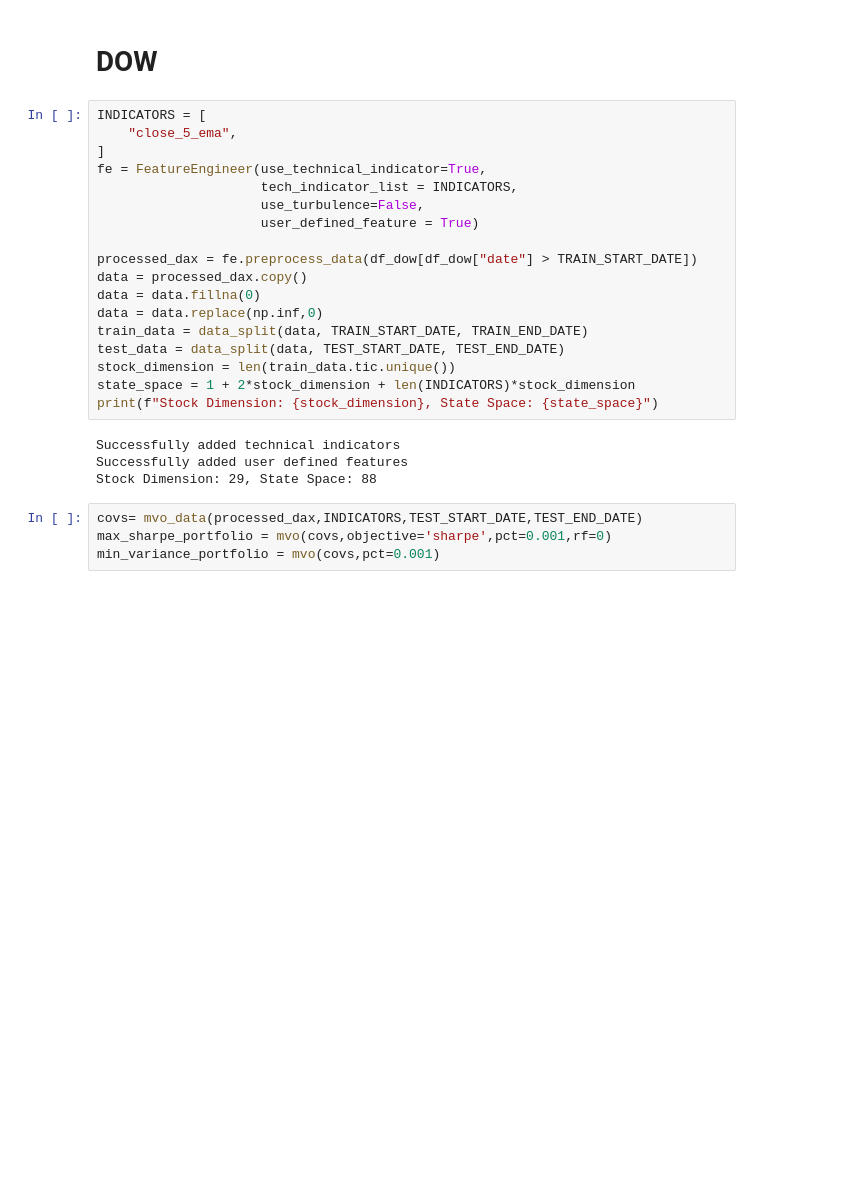
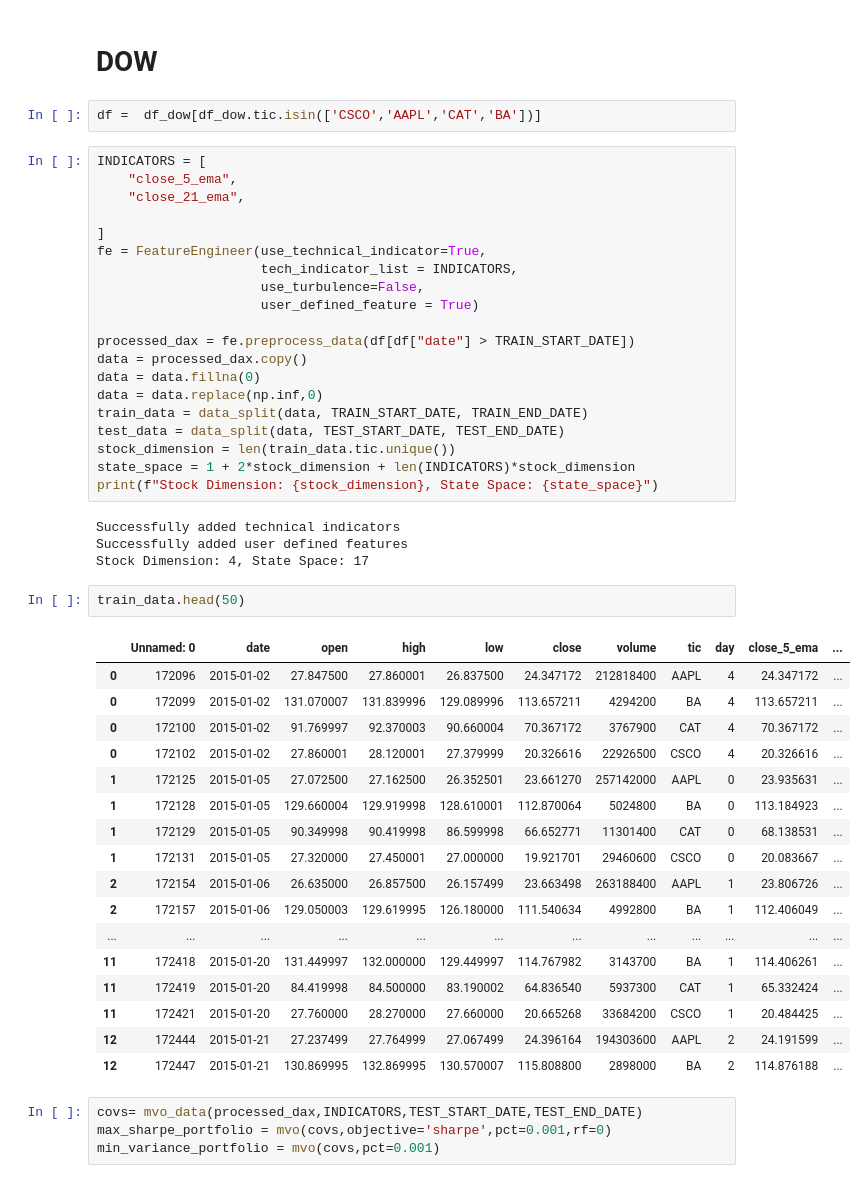
Before and after one commit to Versus-91/Thesis, a Jupyter notebook: abc.ipynb, the cells around one changed output. Saved outputs shown, nothing was run; the diff lists cells and outputs as text; blank space fills up the shorter version.

```diff
--- a/abc.ipynb
+++ b/abc.ipynb
@@ -188,15 +268,19 @@ def train_model(train_data,test_data,transaction_fee=0.001,use_sharpe=False,use_
 # %% [markdown]
 # DOW
+# %%
+df =  df_dow[df_dow.tic.isin(['CSCO','AAPL','CAT','BA'])]
 # %%
 INDICATORS = [
     "close_5_ema",
+    "close_21_ema",
+
 ]
 fe = FeatureEngineer(use_technical_indicator=True,
                      tech_indicator_list = INDICATORS,
                      use_turbulence=False,
                      user_defined_feature = True)
 
-processed_dax = fe.preprocess_data(df_dow[df_dow["date"] > TRAIN_START_DATE])
+processed_dax = fe.preprocess_data(df[df["date"] > TRAIN_START_DATE])
 data = processed_dax.copy()
 data = data.fillna(0)
 data = data.replace(np.inf,0)
@@ -208,7 +292,27 @@ print(f"Stock Dimension: {stock_dimension}, State Space: {state_space}")
 # %% [output]
 Successfully added technical indicators
 Successfully added user defined features
-Stock Dimension: 29, State Space: 88
+Stock Dimension: 4, State Space: 17
+# %%
+train_data.head(50)
+# %% [output]
+|  | Unnamed: 0 | date | open | high | low | close | volume | tic | day | close_5_ema | ... |
+| 0 | 172096 | 2015-01-02 | 27.847500 | 27.860001 | 26.837500 | 24.347172 | 212818400 | AAPL | 4 | 24.347172 | ... |
+| 0 | 172099 | 2015-01-02 | 131.070007 | 131.839996 | 129.089996 | 113.657211 | 4294200 | BA | 4 | 113.657211 | ... |
+| 0 | 172100 | 2015-01-02 | 91.769997 | 92.370003 | 90.660004 | 70.367172 | 3767900 | CAT | 4 | 70.367172 | ... |
+| 0 | 172102 | 2015-01-02 | 27.860001 | 28.120001 | 27.379999 | 20.326616 | 22926500 | CSCO | 4 | 20.326616 | ... |
+| 1 | 172125 | 2015-01-05 | 27.072500 | 27.162500 | 26.352501 | 23.661270 | 257142000 | AAPL | 0 | 23.935631 | ... |
+| 1 | 172128 | 2015-01-05 | 129.660004 | 129.919998 | 128.610001 | 112.870064 | 5024800 | BA | 0 | 113.184923 | ... |
+| 1 | 172129 | 2015-01-05 | 90.349998 | 90.419998 | 86.599998 | 66.652771 | 11301400 | CAT | 0 | 68.138531 | ... |
+| 1 | 172131 | 2015-01-05 | 27.320000 | 27.450001 | 27.000000 | 19.921701 | 29460600 | CSCO | 0 | 20.083667 | ... |
+| 2 | 172154 | 2015-01-06 | 26.635000 | 26.857500 | 26.157499 | 23.663498 | 263188400 | AAPL | 1 | 23.806726 | ... |
+| 2 | 172157 | 2015-01-06 | 129.050003 | 129.619995 | 126.180000 | 111.540634 | 4992800 | BA | 1 | 112.406049 | ... |
+| ... | ... | ... | ... | ... | ... | ... | ... | ... | ... | ... | ... |
+| 11 | 172418 | 2015-01-20 | 131.449997 | 132.000000 | 129.449997 | 114.767982 | 3143700 | BA | 1 | 114.406261 | ... |
+| 11 | 172419 | 2015-01-20 | 84.419998 | 84.500000 | 83.190002 | 64.836540 | 5937300 | CAT | 1 | 65.332424 | ... |
+| 11 | 172421 | 2015-01-20 | 27.760000 | 28.270000 | 27.660000 | 20.665268 | 33684200 | CSCO | 1 | 20.484425 | ... |
+| 12 | 172444 | 2015-01-21 | 27.237499 | 27.764999 | 27.067499 | 24.396164 | 194303600 | AAPL | 2 | 24.191599 | ... |
+| 12 | 172447 | 2015-01-21 | 130.869995 | 132.869995 | 130.570007 | 115.808800 | 2898000 | BA | 2 | 114.876188 | ... |
 # %%
 covs= mvo_data(processed_dax,INDICATORS,TEST_START_DATE,TEST_END_DATE)
 max_sharpe_portfolio = mvo(covs,objective='sharpe',pct=0.001,rf=0)
```
Also changed, not shown: parts of 8 cells of this notebook, 19 other files.
